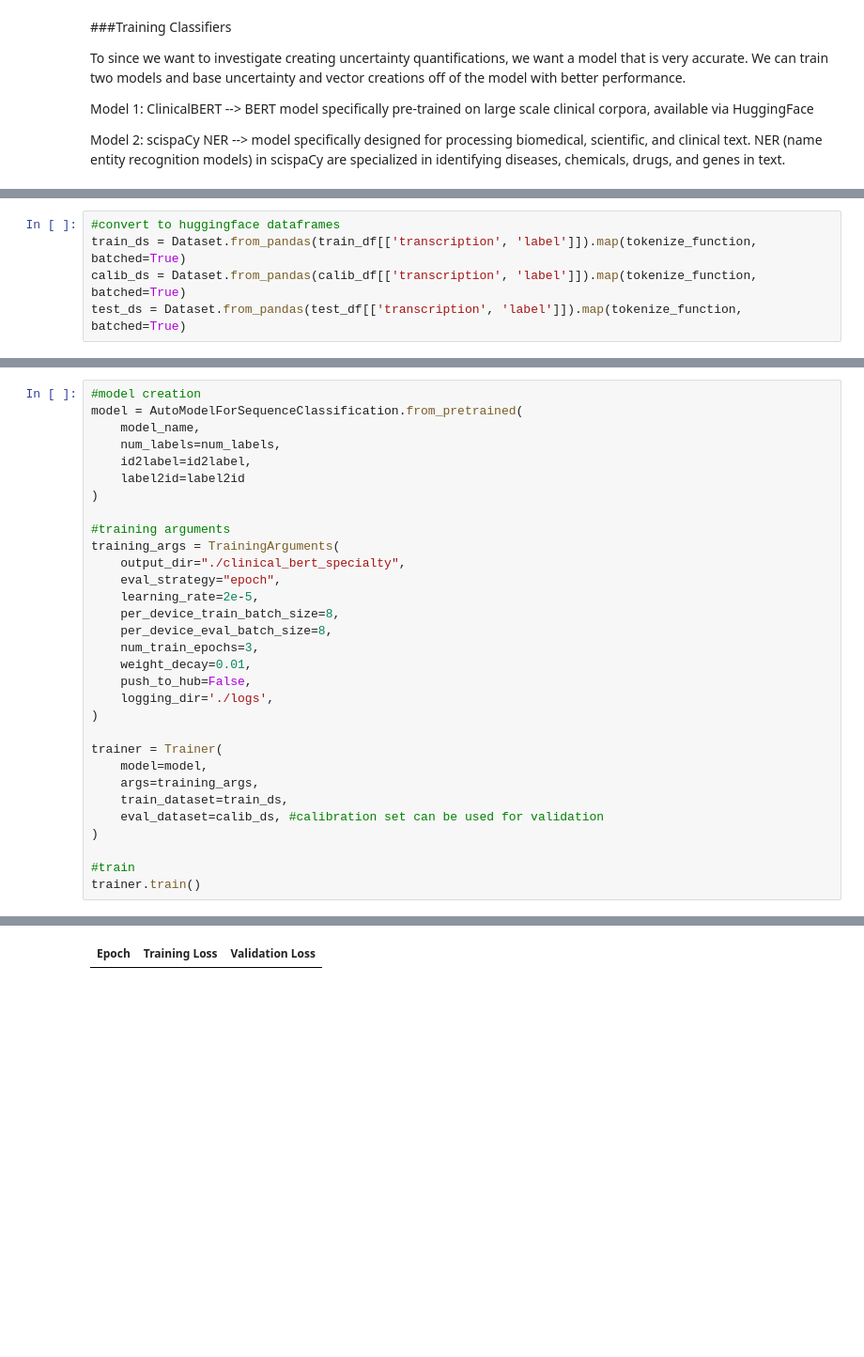
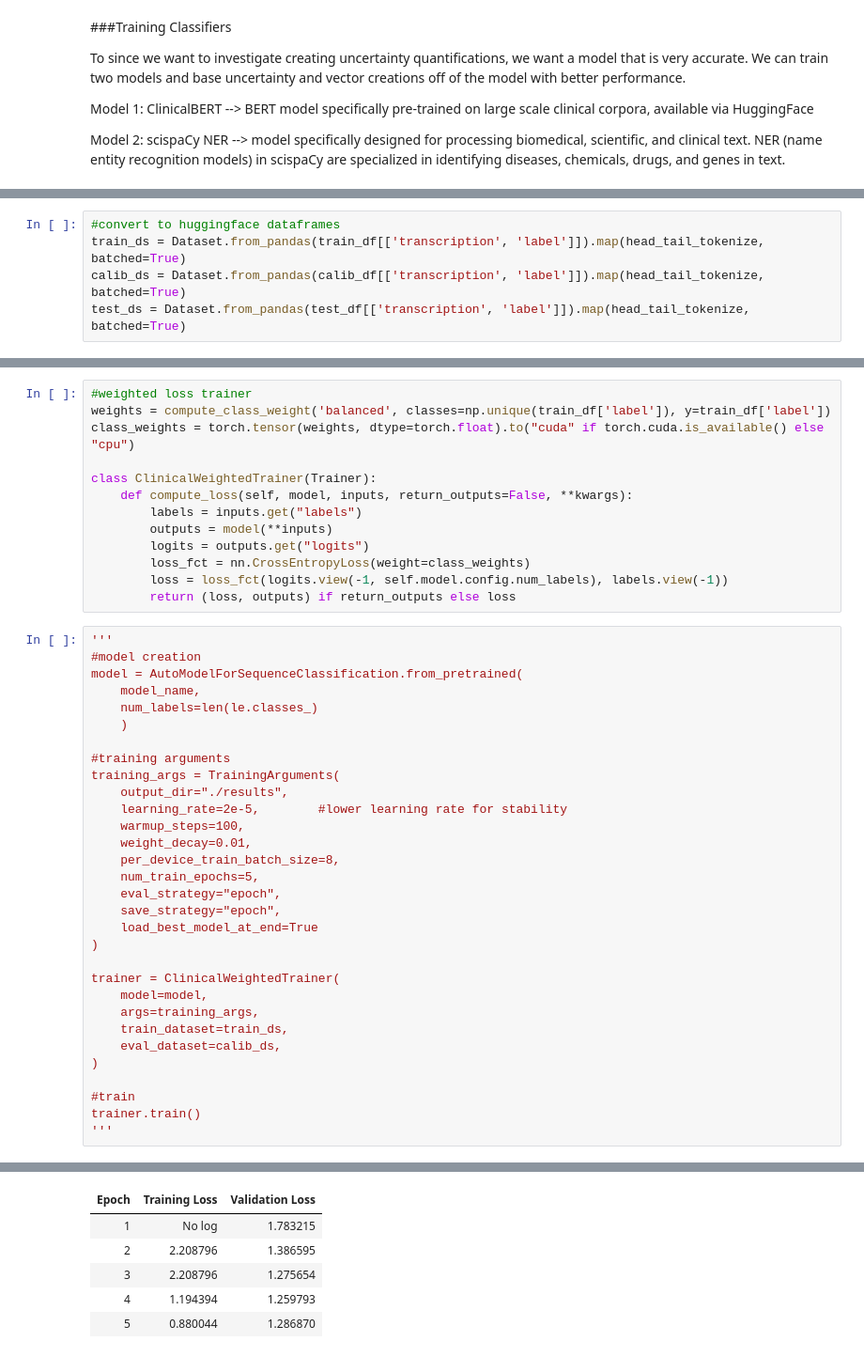
Before and after one commit to ryoder96/clinical-nlp-uncertainty, a Jupyter notebook: NLP_Project_EDA.ipynb, the cells around one changed output, grey strips where cells are left out. Shown at 94% size. Drawn from its saved outputs; the diff is of its cells as text; blank space fills up the shorter version.

Commit message:
Update order and add next steps

```diff
--- a/NLP_Project_EDA.ipynb
+++ b/NLP_Project_EDA.ipynb
@@ -610,5 +626,5 @@ def tokenize_function(examples):
 # %%
 #convert to huggingface dataframes
-train_ds = Dataset.from_pandas(train_df[['transcription', 'label']]).map(tokenize_function, batched=True)
-calib_ds = Dataset.from_pandas(calib_df[['transcription', 'label']]).map(tokenize_function, batched=True)
-test_ds = Dataset.from_pandas(test_df[['transcription', 'label']]).map(tokenize_function, batched=True)
+train_ds = Dataset.from_pandas(train_df[['transcription', 'label']]).map(head_tail_tokenize, batched=True)
+calib_ds = Dataset.from_pandas(calib_df[['transcription', 'label']]).map(head_tail_tokenize, batched=True)
+test_ds = Dataset.from_pandas(test_df[['transcription', 'label']]).map(head_tail_tokenize, batched=True)
@@ -615,34 +637,47 @@ test_ds = Dataset.from_pandas(test_df[['transcription', 'label']]).map(tokenize_
+# %%
+#weighted loss trainer
+weights = compute_class_weight('balanced', classes=np.unique(train_df['label']), y=train_df['label'])
+class_weights = torch.tensor(weights, dtype=torch.float).to("cuda" if torch.cuda.is_available() else "cpu")
+
+class ClinicalWeightedTrainer(Trainer):
+    def compute_loss(self, model, inputs, return_outputs=False, **kwargs):
+        labels = inputs.get("labels")
+        outputs = model(**inputs)
+        logits = outputs.get("logits")
+        loss_fct = nn.CrossEntropyLoss(weight=class_weights)
+        loss = loss_fct(logits.view(-1, self.model.config.num_labels), labels.view(-1))
+        return (loss, outputs) if return_outputs else loss
 # %%
+'''
 #model creation
 model = AutoModelForSequenceClassification.from_pretrained(
     model_name,
-    num_labels=num_labels,
-    id2label=id2label,
-    label2id=label2id
-)
+    num_labels=len(le.classes_)
+    )
 
 #training arguments
 training_args = TrainingArguments(
-    output_dir="./clinical_bert_specialty",
+    output_dir="./results",
+    learning_rate=2e-5,        #lower learning rate for stability
+    warmup_steps=100,
+    weight_decay=0.01,
+    per_device_train_batch_size=8,
+    num_train_epochs=5,
     eval_strategy="epoch",
-    learning_rate=2e-5,
-    per_device_train_batch_size=8,
-    per_device_eval_batch_size=8,
-    num_train_epochs=3,
-    weight_decay=0.01,
-    push_to_hub=False,
-    logging_dir='./logs',
+    save_strategy="epoch",
+    load_best_model_at_end=True
 )
 
-trainer = Trainer(
+trainer = ClinicalWeightedTrainer(
     model=model,
     args=training_args,
     train_dataset=train_ds,
-    eval_dataset=calib_ds, #calibration set can be used for validation
+    eval_dataset=calib_ds,
 )
 
 #train
 trainer.train()
+'''
 # %% [output]
 BertForSequenceClassification LOAD REPORT from: emilyalsentzer/Bio_ClinicalBERT
 Key                                        | Status     |
@@ -666 +700,6 @@ Notes:
 | Epoch | Training Loss | Validation Loss |
+| 1 | No log | 1.783215 |
+| 2 | 2.208796 | 1.386595 |
+| 3 | 2.208796 | 1.275654 |
+| 4 | 1.194394 | 1.259793 |
+| 5 | 0.880044 | 1.286870 |
```
Also changed, not shown: parts of 28 cells of this notebook.
